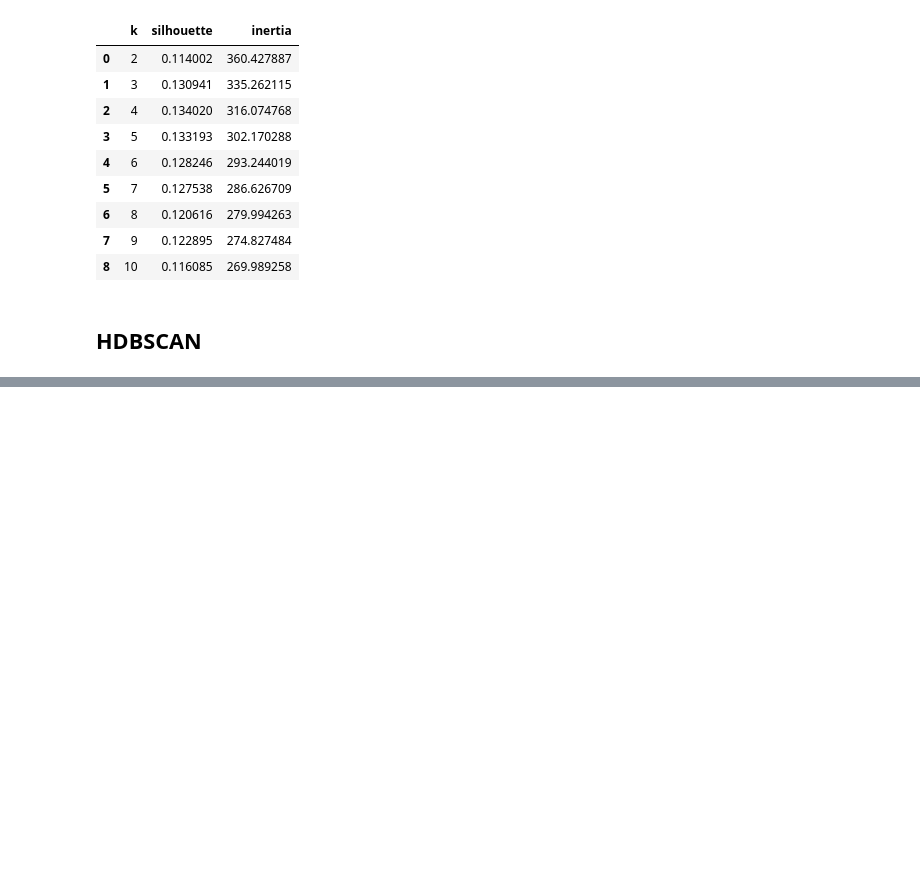
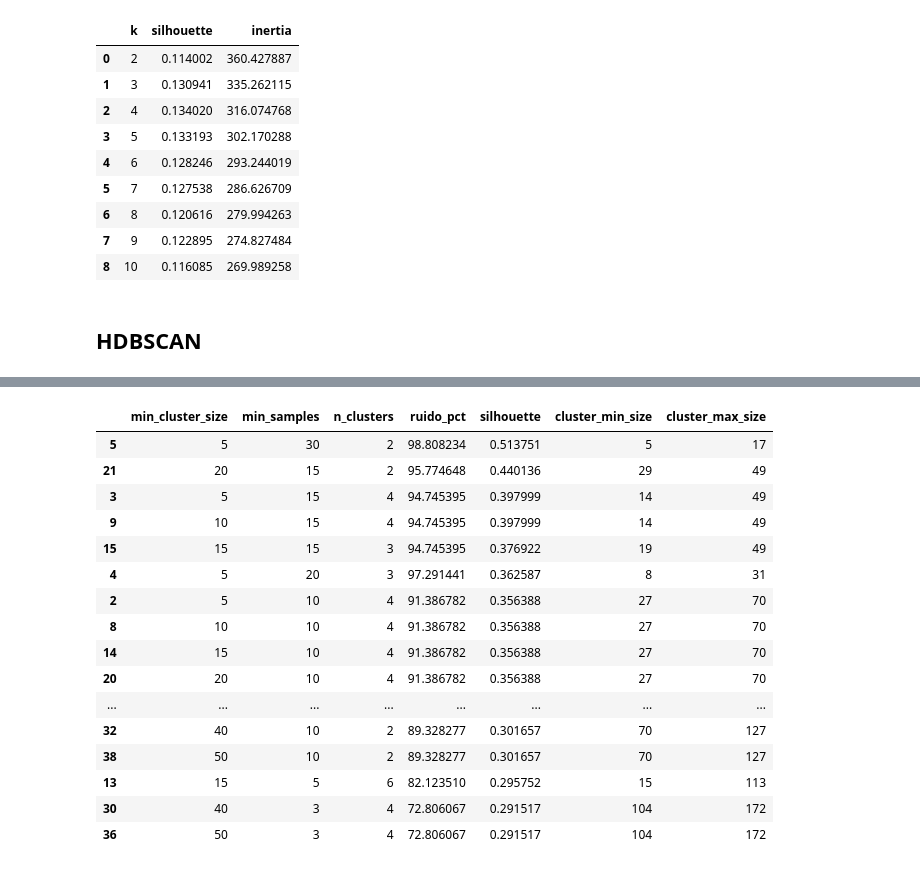
Before and after one commit to Th-msc-data-2026-ujav/Segmentacion-de-clientes-Samsung-SioW-SoW-y-Pow, a Jupyter notebook: segmentacion de clientes/segmentacion_clientes.ipynb, the cells around one changed output, grey strips where cells are left out. Drawn from its saved outputs; the diff is of its cells as text; code cells hidden in the pictures; blank space fills up the shorter version.

Commit message:
HDBSCAN y metricas

```diff
--- a/segmentacion de clientes/segmentacion_clientes.ipynb
+++ b/segmentacion de clientes/segmentacion_clientes.ipynb
@@ -928,0 +982,12 @@ display(resultados_kmedoids)
+# %%
+# Preprocesar datos
+X_prep = preprocessor.fit_transform(df)
+
+# Calcular distancia Gower
+D_gower = gower.gower_matrix(
+    pd.DataFrame(X_prep),
+    cat_features=cat_features
+).astype(np.float64)
+
+print(D_gower.shape)
+print(D_gower.dtype)
@@ -928,0 +997,88 @@ display(resultados_kmedoids)
+# %%
+resultados_hdbscan = []
+
+min_cluster_sizes = [5, 10, 15, 20, 30, 40, 50, 75, 100]
+min_samples_values = [3, 5, 10, 15, 20, 30]
+
+for min_cluster_size in min_cluster_sizes:
+    for min_samples in min_samples_values:
+
+        modelo = hdbscan.HDBSCAN(
+            min_cluster_size=min_cluster_size,
+            min_samples=min_samples,
+            metric="precomputed",
+            cluster_selection_method="eom"
+        )
+
+        labels = modelo.fit_predict(D_gower)
+
+        # Número de clusters sin contar ruido (-1)
+        clusters_validos = set(labels) - {-1}
+        n_clusters = len(clusters_validos)
+
+        # Porcentaje de ruido
+        ruido_pct = np.mean(labels == -1) * 100
+
+        # Silhouette solo si hay al menos 2 clusters válidos
+        if n_clusters >= 2:
+            mask = labels != -1
+
+            # También se necesita que queden al menos 2 clusters después de quitar ruido
+            labels_sin_ruido = labels[mask]
+            D_sin_ruido = D_gower[np.ix_(mask, mask)]
+
+            if len(set(labels_sin_ruido)) >= 2:
+                sil = silhouette_score(
+                    D_sin_ruido,
+                    labels_sin_ruido,
+                    metric="precomputed"
+                )
+            else:
+                sil = np.nan
+        else:
+            sil = np.nan
+
+        # Tamaños de clusters sin ruido
+        conteo_clusters = pd.Series(labels[labels != -1]).value_counts()
+
+        if len(conteo_clusters) > 0:
+            cluster_min_size = conteo_clusters.min()
+            cluster_max_size = conteo_clusters.max()
+        else:
+            cluster_min_size = 0
+            cluster_max_size = 0
+
+        resultados_hdbscan.append({
+            "min_cluster_size": min_cluster_size,
+            "min_samples": min_samples,
+            "n_clusters": n_clusters,
+            "ruido_pct": ruido_pct,
+            "silhouette": sil,
+            "cluster_min_size": cluster_min_size,
+            "cluster_max_size": cluster_max_size
+        })
+
+resultados_hdbscan = pd.DataFrame(resultados_hdbscan)
+
+resultados_hdbscan.sort_values(
+    by=["silhouette", "ruido_pct"],
+    ascending=[False, True]
+).head(20)
+# %% [output]
+|  | min_cluster_size | min_samples | n_clusters | ruido_pct | silhouette | cluster_min_size | cluster_max_size |
+| 5 | 5 | 30 | 2 | 98.808234 | 0.513751 | 5 | 17 |
+| 21 | 20 | 15 | 2 | 95.774648 | 0.440136 | 29 | 49 |
+| 3 | 5 | 15 | 4 | 94.745395 | 0.397999 | 14 | 49 |
+| 9 | 10 | 15 | 4 | 94.745395 | 0.397999 | 14 | 49 |
+| 15 | 15 | 15 | 3 | 94.745395 | 0.376922 | 19 | 49 |
+| 4 | 5 | 20 | 3 | 97.291441 | 0.362587 | 8 | 31 |
+| 2 | 5 | 10 | 4 | 91.386782 | 0.356388 | 27 | 70 |
+| 8 | 10 | 10 | 4 | 91.386782 | 0.356388 | 27 | 70 |
+| 14 | 15 | 10 | 4 | 91.386782 | 0.356388 | 27 | 70 |
+| 20 | 20 | 10 | 4 | 91.386782 | 0.356388 | 27 | 70 |
+| ... | ... | ... | ... | ... | ... | ... | ... |
+| 32 | 40 | 10 | 2 | 89.328277 | 0.301657 | 70 | 127 |
+| 38 | 50 | 10 | 2 | 89.328277 | 0.301657 | 70 | 127 |
+| 13 | 15 | 5 | 6 | 82.123510 | 0.295752 | 15 | 113 |
+| 30 | 40 | 3 | 4 | 72.806067 | 0.291517 | 104 | 172 |
+| 36 | 50 | 3 | 4 | 72.806067 | 0.291517 | 104 | 172 |
```
Also changed, not shown: parts of 5 cells of this notebook.
